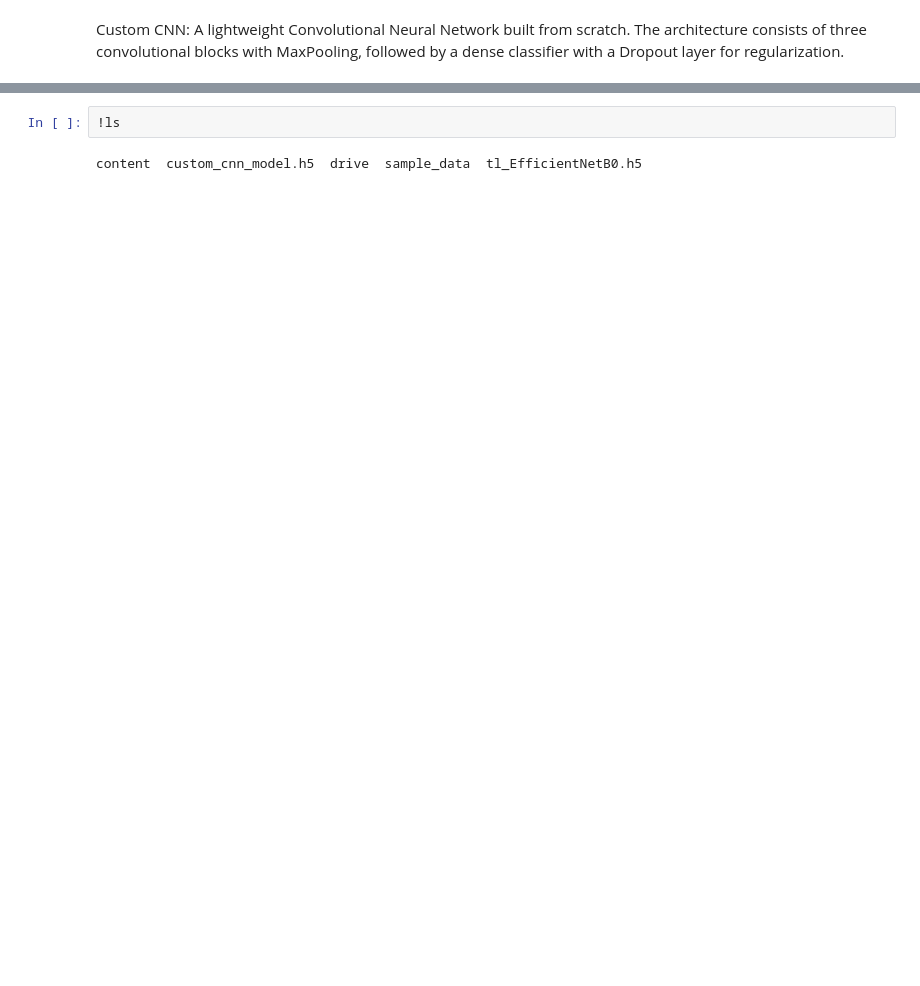
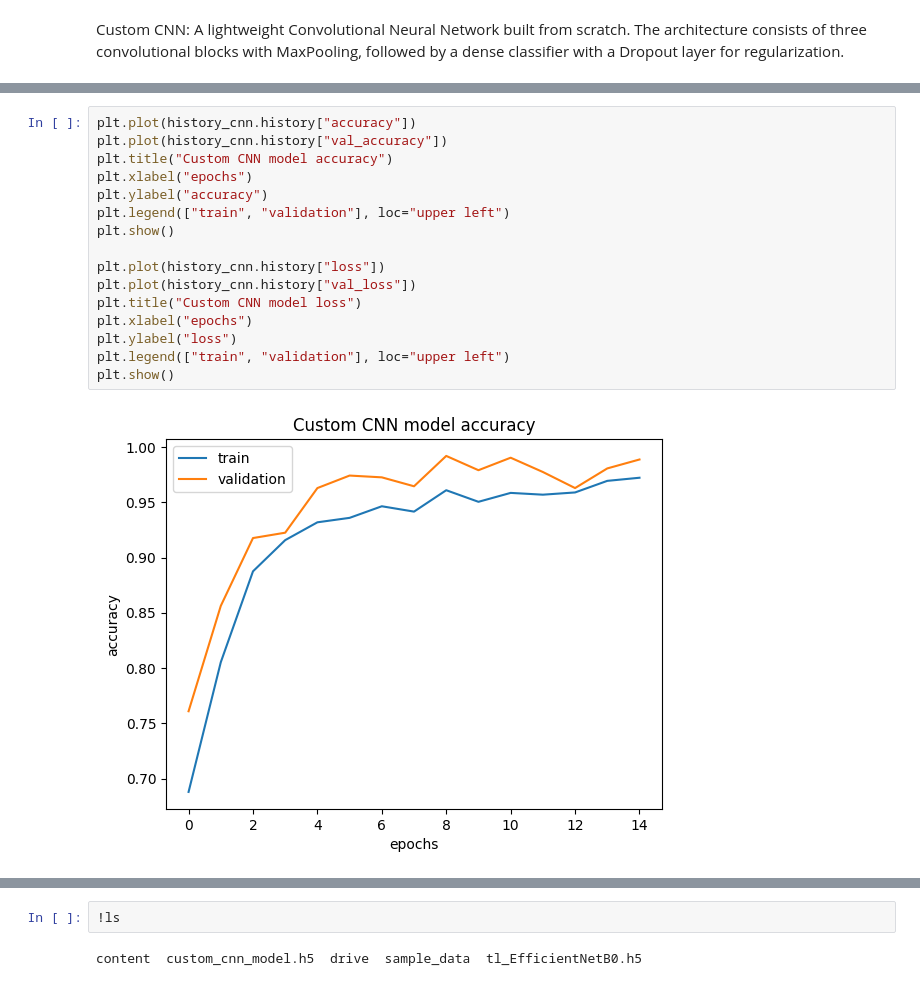
Before and after one commit to vituhaa/Healthy-Posture, a Jupyter notebook: EfficientNetB0_experiment.ipynb, the cells around one changed output, grey strips where cells are left out. Cells and saved outputs as stored; diff of their text form; blank space fills up the shorter version.

```diff
--- a/EfficientNetB0_experiment.ipynb
+++ b/EfficientNetB0_experiment.ipynb
@@ -442,0 +321,18 @@ WARNING:absl:You are saving your model as an HDF5 file via `model.save()` or `ke
+# %%
+plt.plot(history_cnn.history["accuracy"])
+plt.plot(history_cnn.history["val_accuracy"])
+plt.title("Custom CNN model accuracy")
+plt.xlabel("epochs")
+plt.ylabel("accuracy")
+plt.legend(["train", "validation"], loc="upper left")
+plt.show()
+
+plt.plot(history_cnn.history["loss"])
+plt.plot(history_cnn.history["val_loss"])
+plt.title("Custom CNN model loss")
+plt.xlabel("epochs")
+plt.ylabel("loss")
+plt.legend(["train", "validation"], loc="upper left")
+plt.show()
+# %% [output]
+[figure, added]
```
Also changed, not shown: parts of 13 cells of this notebook.
